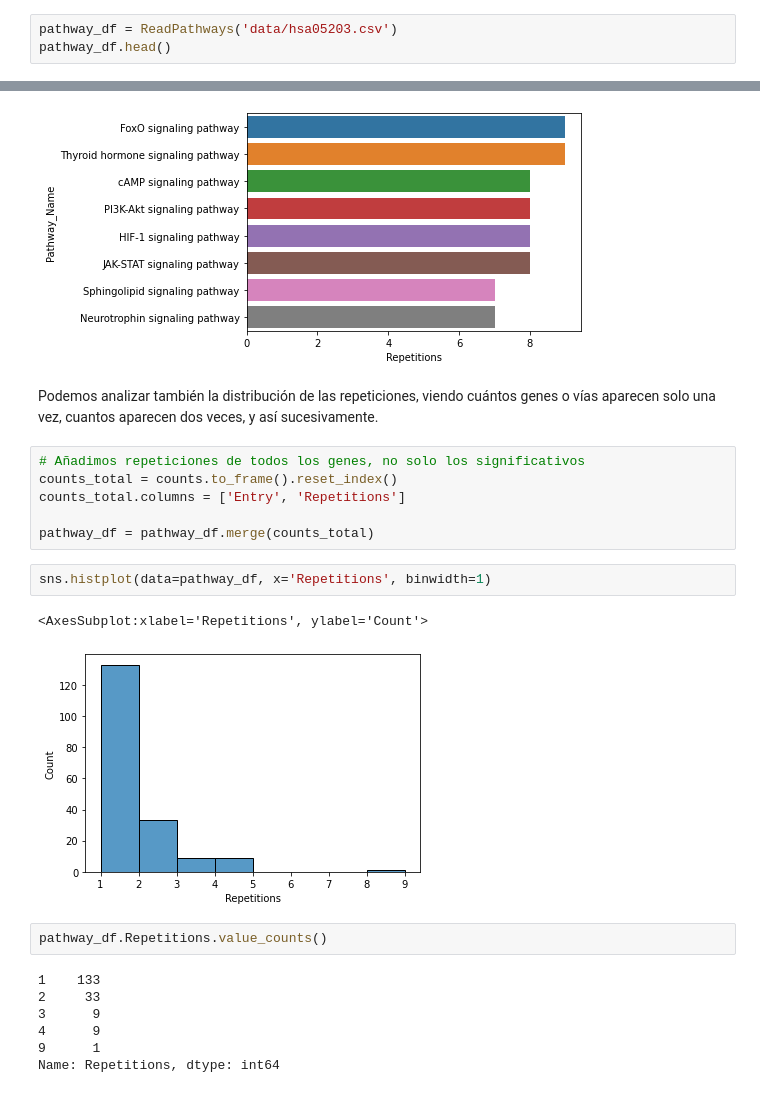
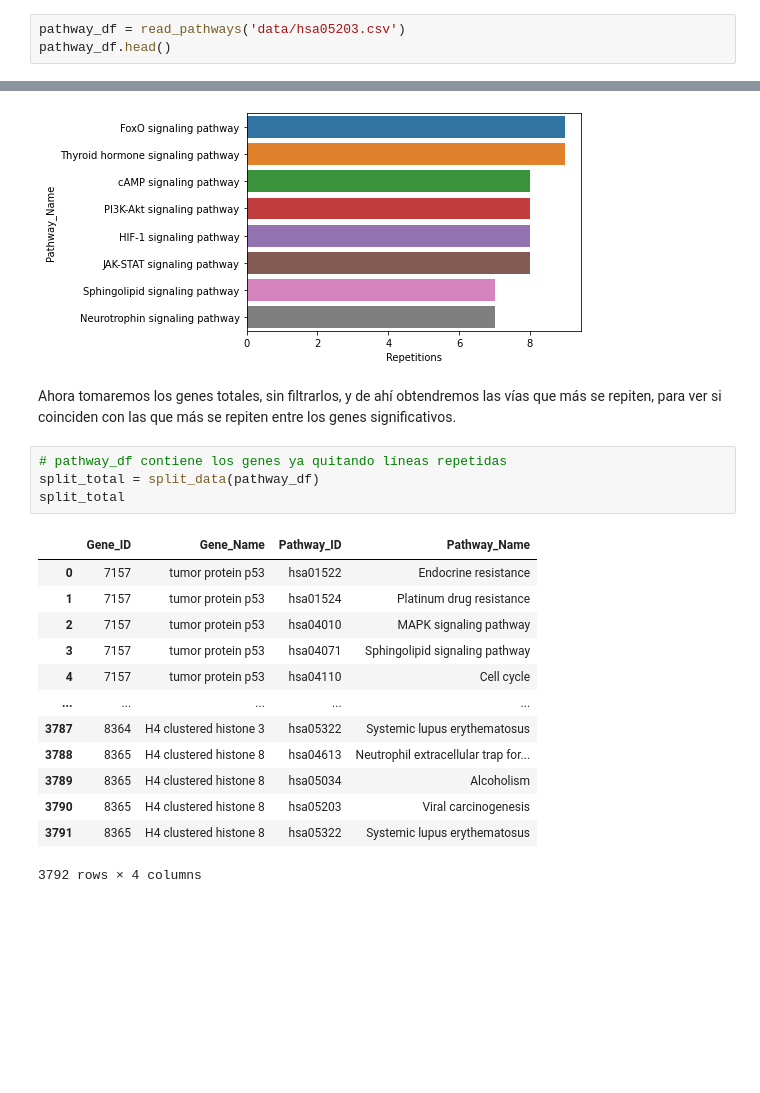
Before and after one commit to CrisSotomayor/ProyectoPythonII, a Jupyter notebook: results_graphs.ipynb, the cells around one changed output, grey strips where cells are left out. Drawn from its saved outputs; the diff is of its cells as text; blank space fills up the shorter version.

```diff
--- a/results_graphs.ipynb
+++ b/results_graphs.ipynb
@@ -36,7 +36,7 @@ En jupyter:
 # %% [raw]
 %run analyze_pathways.py --ids hsa05203 --path data
 # %%
-pathway_df = ReadPathways('data/hsa05203.csv')
+pathway_df = read_pathways('data/hsa05203.csv')
 pathway_df.head()
 # %% [output]
 |  | Entry | Name | Position | Pathways |
@@ -194,25 +194,23 @@ sns.barplot(x='Repetitions', y='Pathway_Name', data=signif_paths)
 fig.savefig('figures/signif_pathways.png', dpi=300, bbox_inches='tight')
 # %% [output]
 [figure]
-# %% [markdown]
-Podemos analizar también la distribución de las repeticiones, viendo cuántos genes o vías aparecen solo una vez, cuantos aparecen dos veces, y así sucesivamente.
-# %%
-# Añadimos repeticiones de todos los genes, no solo los significativos
-counts_total = counts.to_frame().reset_index()
-counts_total.columns = ['Entry', 'Repetitions']
-
-pathway_df = pathway_df.merge(counts_total)
-# %%
-sns.histplot(data=pathway_df, x='Repetitions', binwidth=1)
-# %% [output]
-<AxesSubplot:xlabel='Repetitions', ylabel='Count'>
-[figure, removed]
-# %%
-pathway_df.Repetitions.value_counts()
-# %% [output]
-1    133
-2     33
-3      9
-4      9
-9      1
-Name: Repetitions, dtype: int64
+# %% [markdown]
+Ahora tomaremos los genes totales, sin filtrarlos, y de ahí obtendremos las vías que más se repiten, para ver si coinciden con las que más se repiten entre los genes significativos.
+# %%
+# pathway_df contiene los genes ya quitando líneas repetidas
+split_total = split_data(pathway_df)
+split_total
+# %% [output]
+|  | Gene_ID | Gene_Name | Pathway_ID | Pathway_Name |
+| 0 | 7157 | tumor protein p53 | hsa01522 | Endocrine resistance |
+| 1 | 7157 | tumor protein p53 | hsa01524 | Platinum drug resistance |
+| 2 | 7157 | tumor protein p53 | hsa04010 | MAPK signaling pathway |
+| 3 | 7157 | tumor protein p53 | hsa04071 | Sphingolipid signaling pathway |
+| 4 | 7157 | tumor protein p53 | hsa04110 | Cell cycle |
+| ... | ... | ... | ... | ... |
+| 3787 | 8364 | H4 clustered histone 3 | hsa05322 | Systemic lupus erythematosus |
+| 3788 | 8365 | H4 clustered histone 8 | hsa04613 | Neutrophil extracellular trap for... |
+| 3789 | 8365 | H4 clustered histone 8 | hsa05034 | Alcoholism |
+| 3790 | 8365 | H4 clustered histone 8 | hsa05203 | Viral carcinogenesis |
+| 3791 | 8365 | H4 clustered histone 8 | hsa05322 | Systemic lupus erythematosus |
+3792 rows × 4 columns
```
Also changed, not shown: parts of 15 cells of this notebook, 6 other files.
